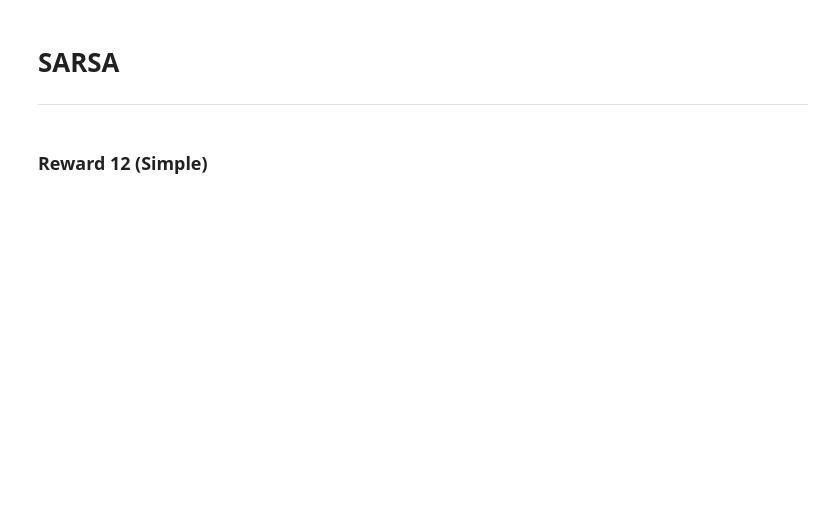
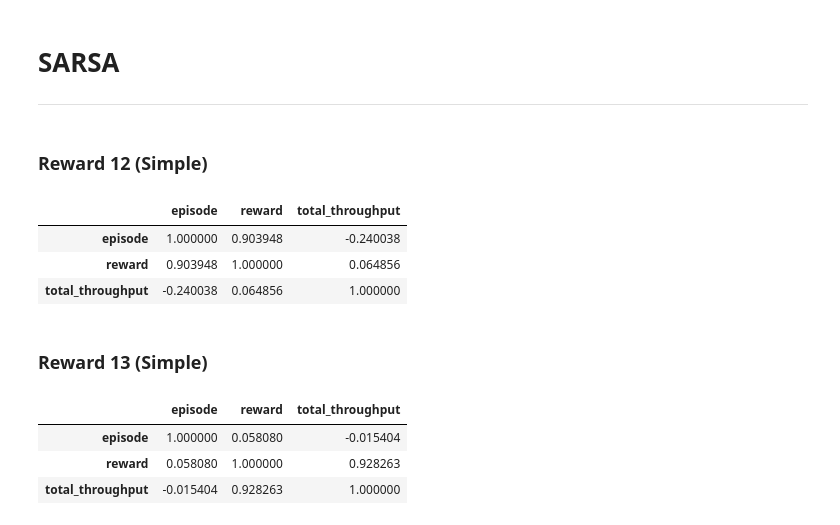
Before and after one commit to MartyMarek/Cross-Road-Signalling-optimisation-with-RL, a Jupyter notebook: final_simulation/model_training_monitorr.ipynb, the cells around one changed output. Saved outputs shown, nothing was run; the diff lists cells and outputs as text; code cells hidden in the pictures; blank space fills up the shorter version.

```diff
--- a/final_simulation/model_training_monitorr.ipynb
+++ b/final_simulation/model_training_monitorr.ipynb
@@ -144,3 +155,12 @@ fig = px.line(
 )
 
 fig.show()
+# %%
+df.corr()
+# %% [output]
+|  | episode | reward | total_throughput |
+| episode | 1.000000 | 0.903948 | -0.240038 |
+| reward | 0.903948 | 1.000000 | 0.064856 |
+| total_throughput | -0.240038 | 0.064856 | 1.000000 |
+# %% [markdown]
+### Reward 13 (Simple)
@@ -146,0 +180,7 @@ fig.show()
+# %%
+df.corr()
+# %% [output]
+|  | episode | reward | total_throughput |
+| episode | 1.000000 | 0.058080 | -0.015404 |
+| reward | 0.058080 | 1.000000 | 0.928263 |
+| total_throughput | -0.015404 | 0.928263 | 1.000000 |
```
Also changed, not shown: parts of 5 cells of this notebook, 15 other files.
